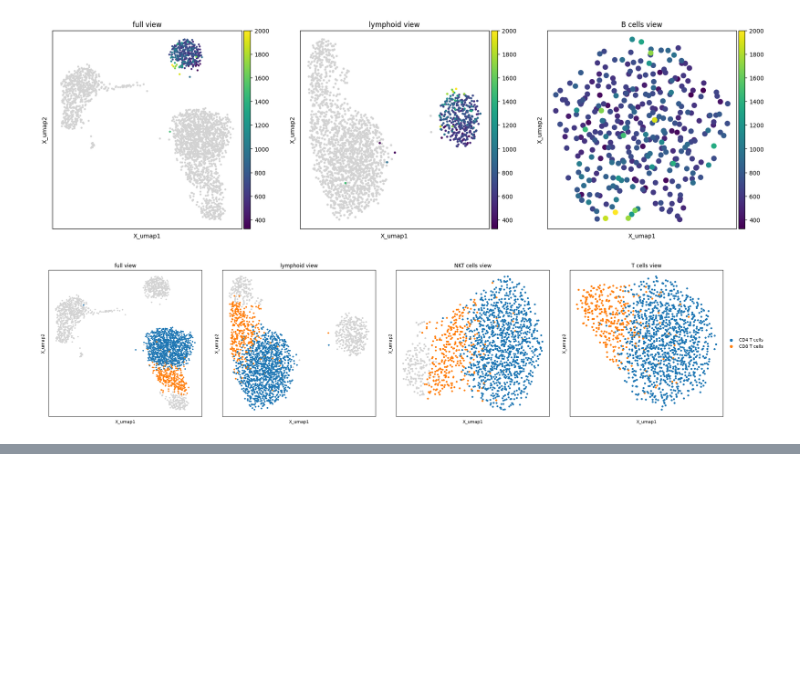
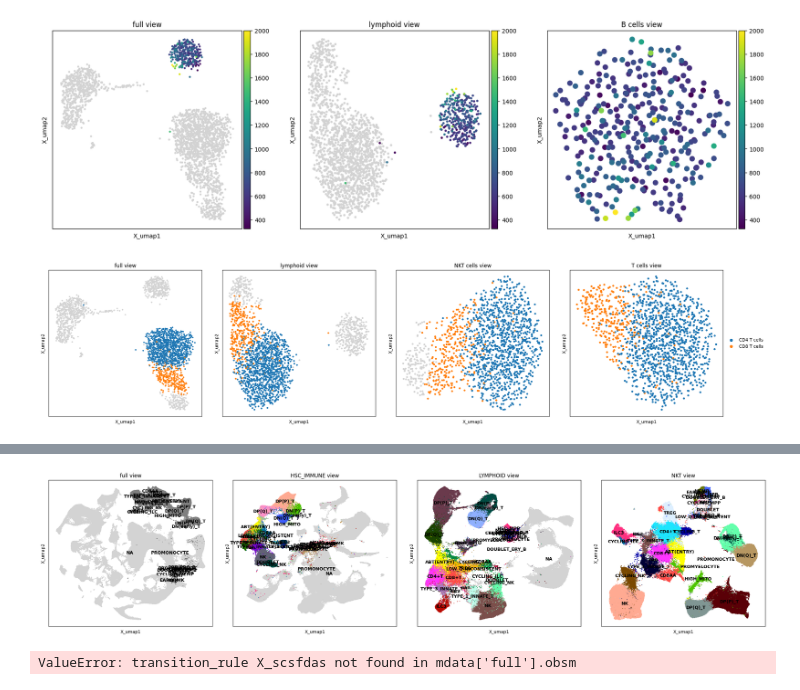
Before and after one commit to scverse-bot/multi-view-atlas, a Jupyter notebook: test_multi_view_atlas.ipynb, the cells around one changed output, grey strips where cells are left out. Saved outputs shown, nothing was run; the diff lists cells and outputs as text; code cells hidden in the pictures; blank space fills up the shorter version.

```diff
--- a/test_multi_view_atlas.ipynb
+++ b/test_multi_view_atlas.ipynb
@@ -91,0 +111,21 @@ mva.pl.multiview_embedding(mvatlas, 'T cells', color= 'louvain', legend_loc='rig
+# %%
+adata_full = sc.read_h5ad(os.path.join(datadir, 'PAN.A01.v01.raw_count.20210429.PFI.embedding.h5ad'), backed=True)
+# %%
+from anndata import AnnData
+adata_dict = {}
+adata_dict['full'] = adata_full
+for v in mva.utils.get_views_from_structure(view_hierarchy):
+    vdata = sc.read_h5ad(os.path.join(datadir, f'PAN.A01.v01.raw_count.20210429.{v}.embedding.h5ad'), backed=True)
+    # adata_dict[v] = AnnData(obs=vdata.obs, obsm=vdata.obsm)
+    adata_dict[v] = vdata
+# %%
+import mudata
+mdata = mudata.MuData(adata_dict)
+mdata['full'].uns['view_hierarchy'] = view_hierarchy
+# %%
+mvatlas = mva.tl.MultiViewAtlas(mdata, transition_rule='X_scvi')
+# %%
+import multi_view_atlas as mva
+mva.pl.multiview_embedding(mvatlas.mdata, view='NKT', color='anno_lvl_2_final_clean', size=10)
+# %% [output]
+[figure, added]
@@ -91,0 +147,4 @@ mva.pl.multiview_embedding(mvatlas, 'T cells', color= 'louvain', legend_loc='rig
+# %%
+_check_transition_rule(mvatlas.mdata['full'], 'X_scsfdas')
+# %% [output]
+ValueError: transition_rule X_scsfdas not found in mdata['full'].obsm
```
Also changed, not shown: parts of 5 cells of this notebook, 2 other files.
